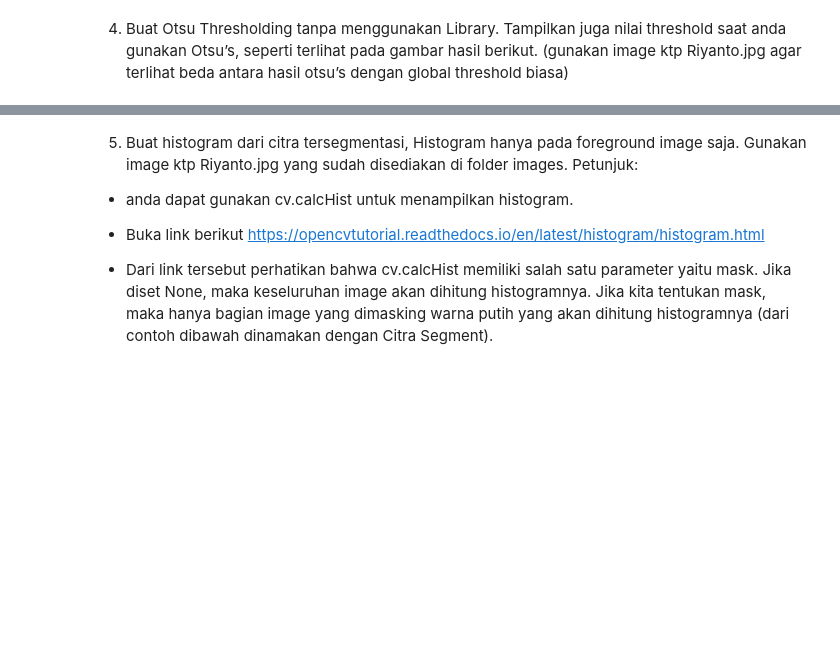
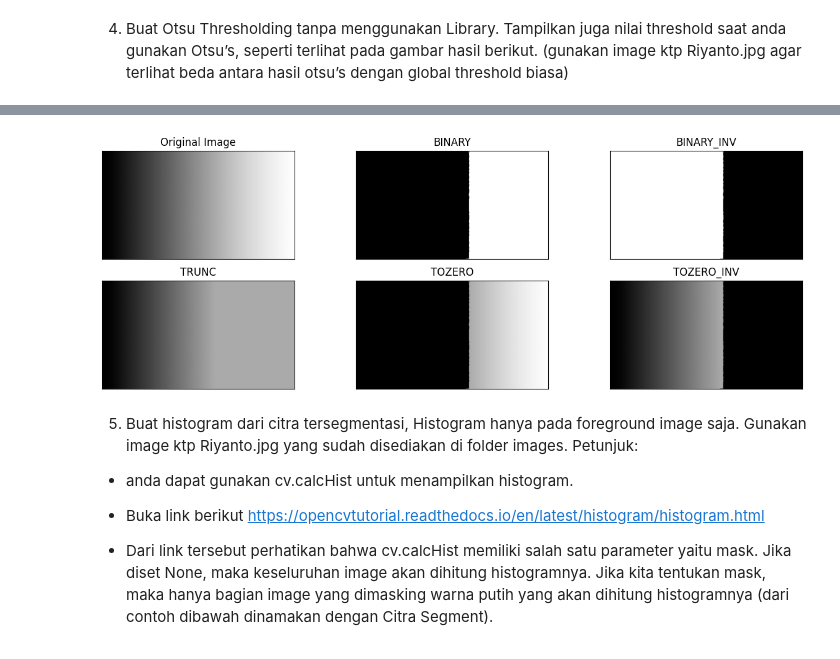
Before and after one commit to NFalah25/PCVK, a Jupyter notebook: Week 10/Week10.ipynb, the cells around one changed output, grey strips where cells are left out. Drawn from its saved outputs; the diff is of its cells as text; code cells hidden in the pictures; blank space fills up the shorter version.

```diff
--- a/Week 10/Week10.ipynb
+++ b/Week 10/Week10.ipynb
@@ -163,3 +81,36 @@ else:
+# %%
+# Load the image using matplotlib
+img = plt.imread('/content/drive/MyDrive/PCVK/gradient.jpg')
+
+# Set the threshold value
+thresh = 170
+
+# Create empty arrays for the thresholded images
+thresh_binary = np.zeros_like(img)
+thresh_binary_inv = np.zeros_like(img)
+thresh_trunc = np.zeros_like(img)
+thresh_tozero = np.zeros_like(img)
+thresh_tozero_inv = np.zeros_like(img)
+
+# Apply the thresholding operations
+thresh_binary[img > thresh] = 255
+thresh_binary_inv[img <= thresh] = 255
+thresh_trunc = img.copy()
+thresh_trunc[img > thresh] = thresh
+thresh_tozero[img > thresh] = img[img > thresh]
+thresh_tozero_inv[img <= thresh] = img[img <= thresh]
+# Display the images
+titles = ['Original Image', 'BINARY', 'BINARY_INV', 'TRUNC', 'TOZERO', 'TOZERO_INV']
+images = [img, thresh_binary, thresh_binary_inv, thresh_trunc, thresh_tozero, thresh_tozero_inv]
+
+plt.figure(figsize=(15,5))
+for i in range(len(images)):
+    plt.subplot(2,3,i+1),plt.imshow(images[i],'gray')
+    plt.title(titles[i])
+    plt.xticks([]),plt.yticks([])
+plt.show()
+# %% [output]
+[figure, added]
 # %% [markdown]
 5. Buat histogram dari citra tersegmentasi, Histogram hanya pada foreground image
 saja. Gunakan image ktp Riyanto.jpg yang sudah disediakan di folder images.
```
Also changed, not shown: parts of 4 cells of this notebook.
